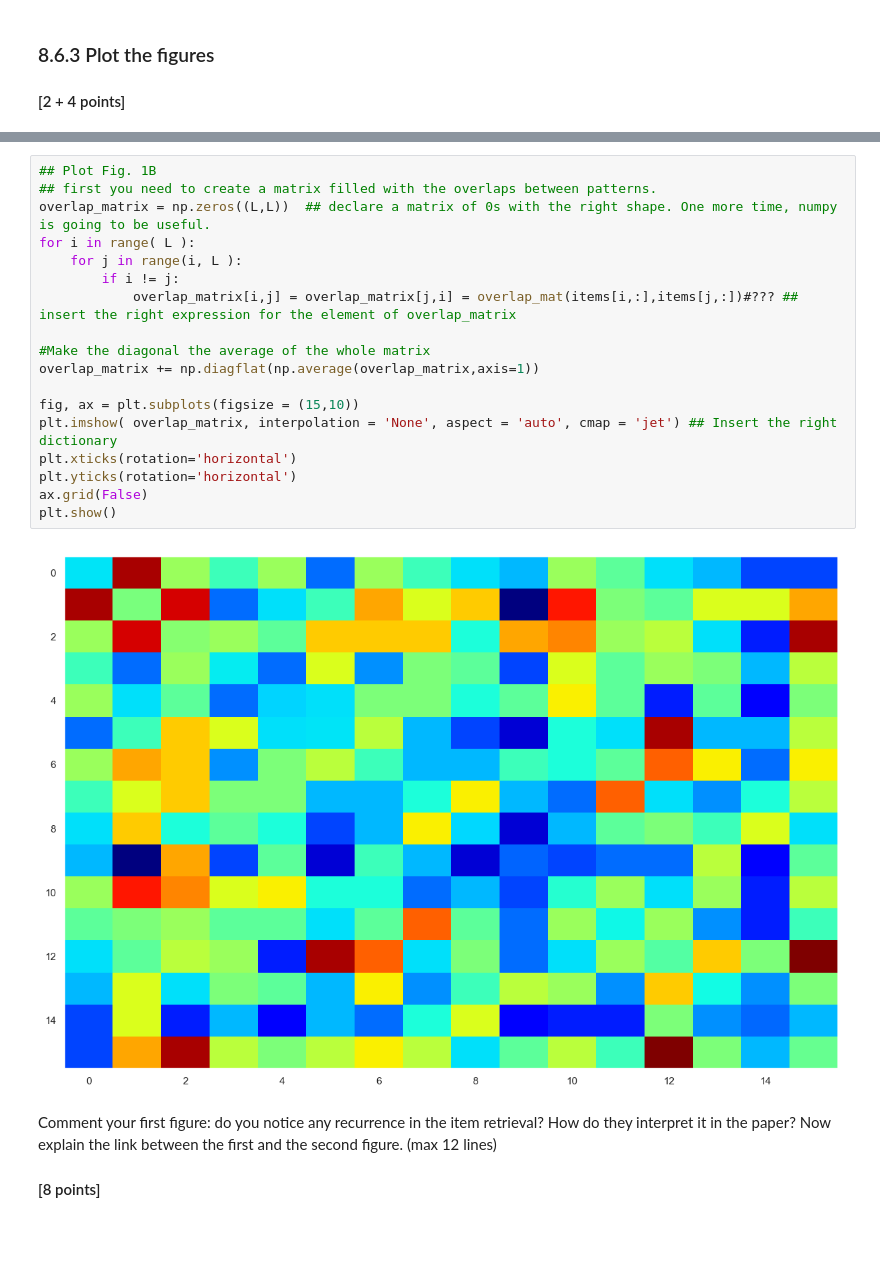
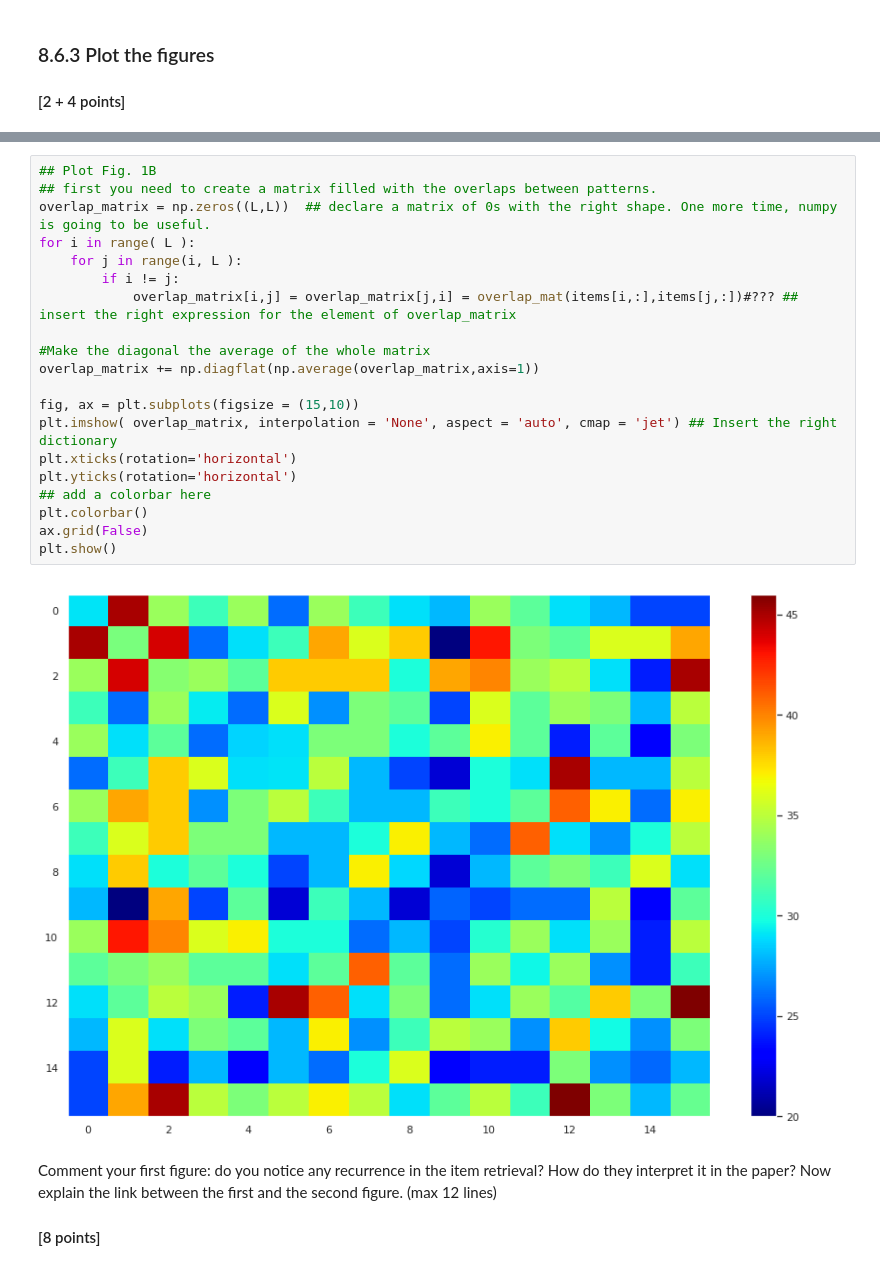
Before and after one commit to laureleo/EPFL-BIO-465, a Jupyter notebook: Ex2_Victor_Kaleem.ipynb, the cells around one changed output, grey strips where cells are left out. Saved outputs shown, nothing was run; the diff lists cells and outputs as text; blank space fills up the shorter version.

```diff
--- a/Ex2_Victor_Kaleem.ipynb
+++ b/Ex2_Victor_Kaleem.ipynb
@@ -796,23 +798,25 @@ plt.show()
 # %%
 ## Plot Fig. 1B
 ## first you need to create a matrix filled with the overlaps between patterns.
 overlap_matrix = np.zeros((L,L))  ## declare a matrix of 0s with the right shape. One more time, numpy is going to be useful.
 for i in range( L ):
     for j in range(i, L ):
         if i != j:
             overlap_matrix[i,j] = overlap_matrix[j,i] = overlap_mat(items[i,:],items[j,:])#??? ## insert the right expression for the element of overlap_matrix
 
 #Make the diagonal the average of the whole matrix
 overlap_matrix += np.diagflat(np.average(overlap_matrix,axis=1))
 
 fig, ax = plt.subplots(figsize = (15,10))
 plt.imshow( overlap_matrix, interpolation = 'None', aspect = 'auto', cmap = 'jet') ## Insert the right dictionary
 plt.xticks(rotation='horizontal')
 plt.yticks(rotation='horizontal')
+## add a colorbar here
+plt.colorbar()
 ax.grid(False)
 plt.show()
 # %% [output]
-[figure, old version]
+[figure, new version]
 # %% [markdown]
 Comment your first figure: do you notice any recurrence in the item retrieval? How do they interpret it in the paper?
 Now explain the link between the first and the second figure. (max 12 lines)
```
Also changed, not shown: parts of 21 cells of this notebook, 1 other file.
